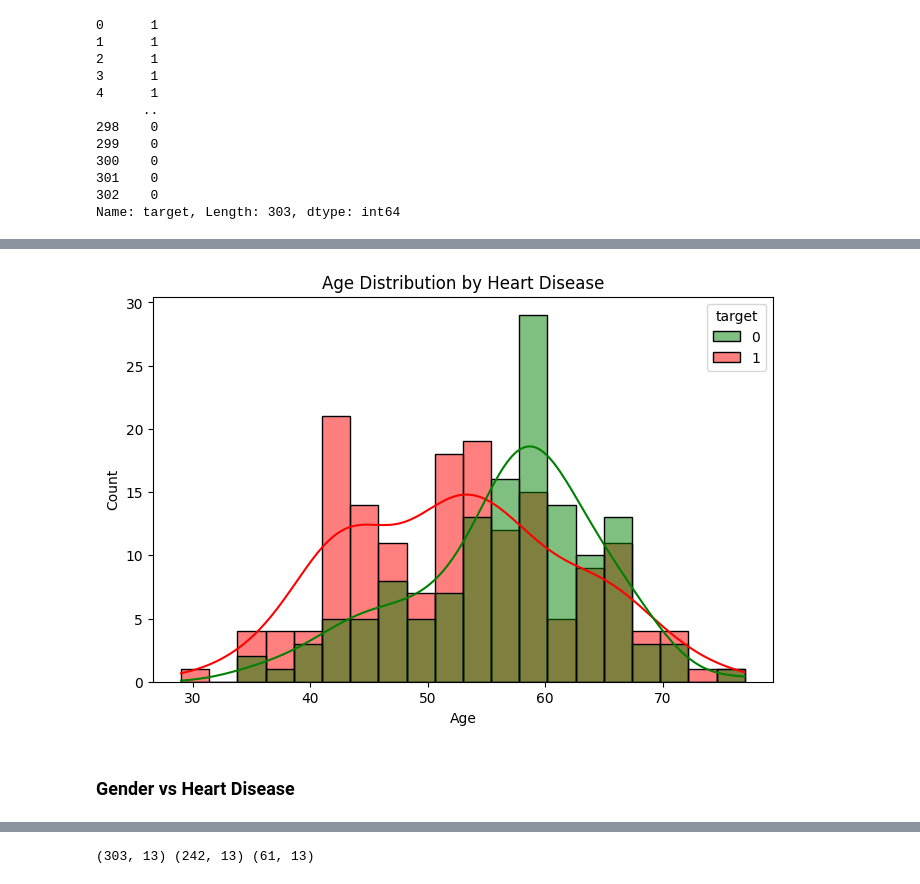
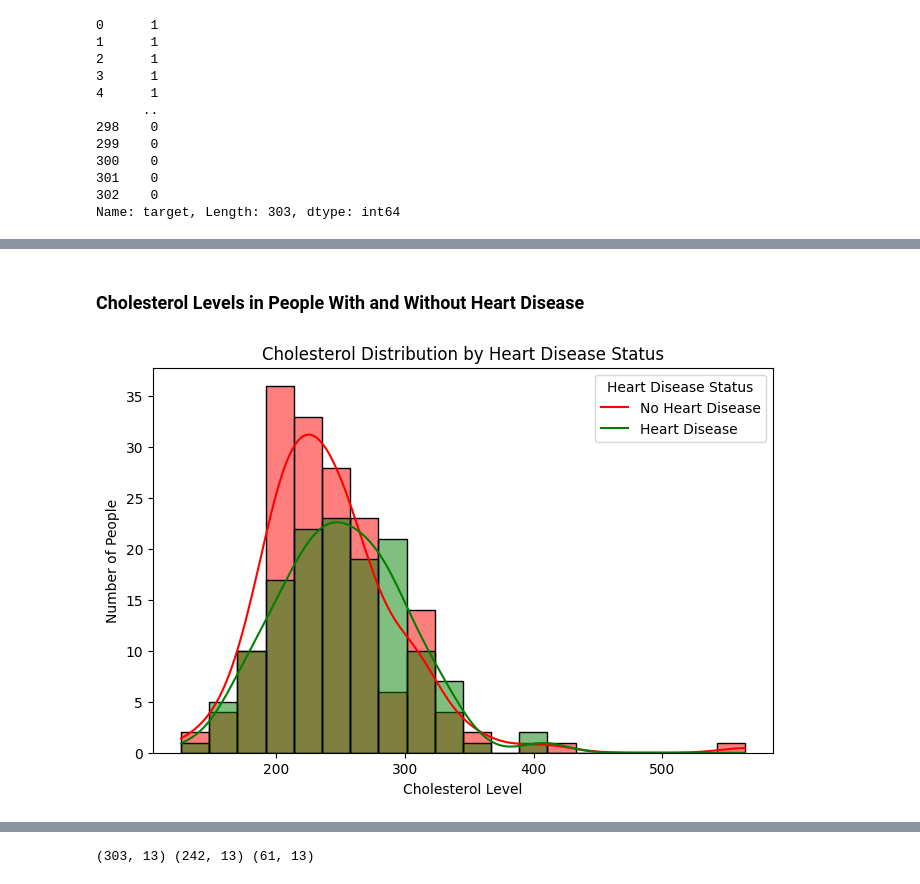
Before and after one commit to AagamJain2811/Disease-Prediction-System, a Jupyter notebook: Heart_Disease_Prediction_System.ipynb, the cells around one changed output, grey strips where cells are left out. Saved outputs shown, nothing was run; the diff lists cells and outputs as text; code cells hidden in the pictures.

```diff
--- a/Heart_Disease_Prediction_System.ipynb
+++ b/Heart_Disease_Prediction_System.ipynb
@@ -113,10 +158,12 @@ plt.show()
+# %% [markdown]
+### Cholesterol Levels in People With and Without Heart Disease
 # %%
 plt.figure(figsize=(8,5))
-sns.histplot(data=df, x='age', hue=Y, bins=20, kde=True, palette=['green','red'])
-plt.title("Age Distribution by Heart Disease")
-plt.xlabel("Age")
+ax = sns.histplot(data=df, x='chol', hue=Y, bins=20, kde=True, palette=['green','red'])
+plt.title("Cholesterol Distribution by Heart Disease Status")
+plt.xlabel("Cholesterol Level")
+plt.ylabel("Number of People")
+ax.legend(title='Heart Disease Status', labels=['No Heart Disease', 'Heart Disease'])
 plt.show()
 # %% [output]
-[figure, old version]
+[figure, new version]
-# %% [markdown]
-### Gender vs Heart Disease
```
Also changed, not shown: parts of 26 cells of this notebook, 2 other files.
